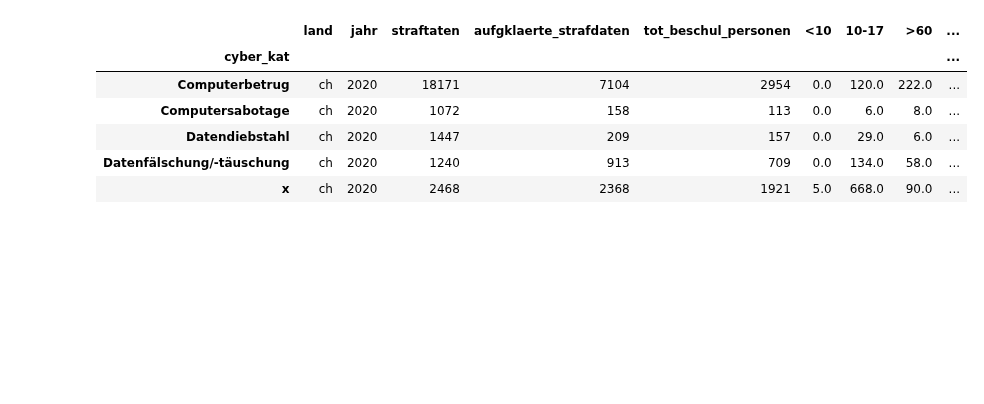
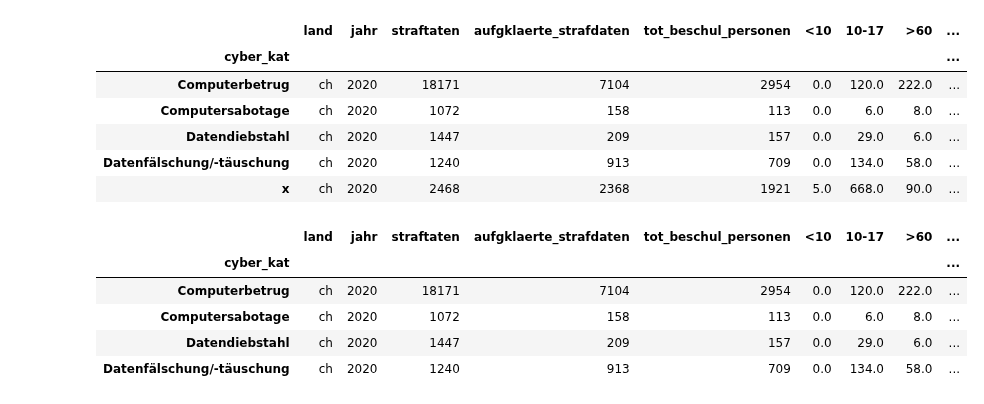
Before and after one commit to baumannf/bina_module, a Jupyter notebook: BINA_LN1_CybercrimeAnalytics.ipynb, the cells around one changed output. Cells and saved outputs as stored; diff of their text form; code cells hidden in the pictures; blank space fills up the shorter version.

```diff
--- a/BINA_LN1_CybercrimeAnalytics.ipynb
+++ b/BINA_LN1_CybercrimeAnalytics.ipynb
@@ -490,3 +486,14 @@ temp_df_ch_2020
 | Datendiebstahl | ch | 2020 | 1447 | 209 | 157 | 0.0 | 29.0 | 6.0 | ... |
 | Datenfälschung/-täuschung | ch | 2020 | 1240 | 913 | 709 | 0.0 | 134.0 | 58.0 | ... |
 | x | ch | 2020 | 2468 | 2368 | 1921 | 5.0 | 668.0 | 90.0 | ... |
+# %%
+# Remove the values of the cyber_kat = 'x'
+temp_df_ch_2020 = temp_df_ch_2020.drop(index='x')
+temp_df_ch_2020
+# %% [output]
+|  | land | jahr | straftaten | aufgklaerte_strafdaten | tot_beschul_personen | <10 | 10-17 | >60 | ... |
+| cyber_kat |  |  |  |  |  |  |  |  | ... |
+| Computerbetrug | ch | 2020 | 18171 | 7104 | 2954 | 0.0 | 120.0 | 222.0 | ... |
+| Computersabotage | ch | 2020 | 1072 | 158 | 113 | 0.0 | 6.0 | 8.0 | ... |
+| Datendiebstahl | ch | 2020 | 1447 | 209 | 157 | 0.0 | 29.0 | 6.0 | ... |
+| Datenfälschung/-täuschung | ch | 2020 | 1240 | 913 | 709 | 0.0 | 134.0 | 58.0 | ... |
```
Also changed, not shown: parts of 4 cells of this notebook.
